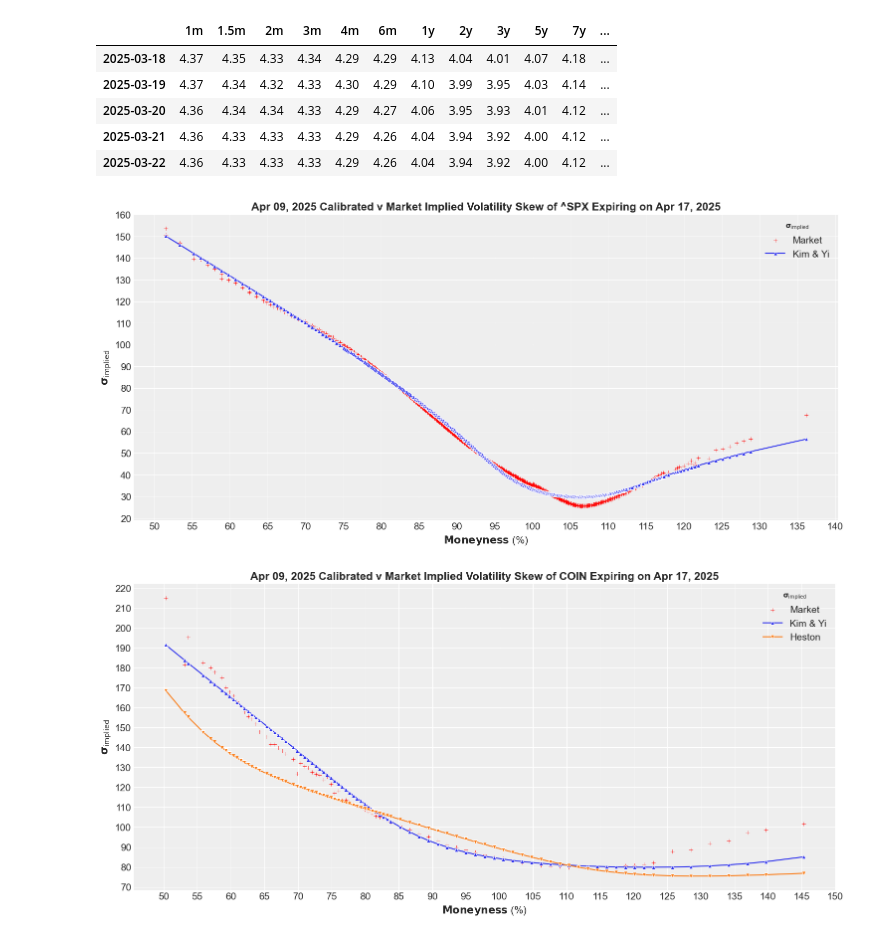
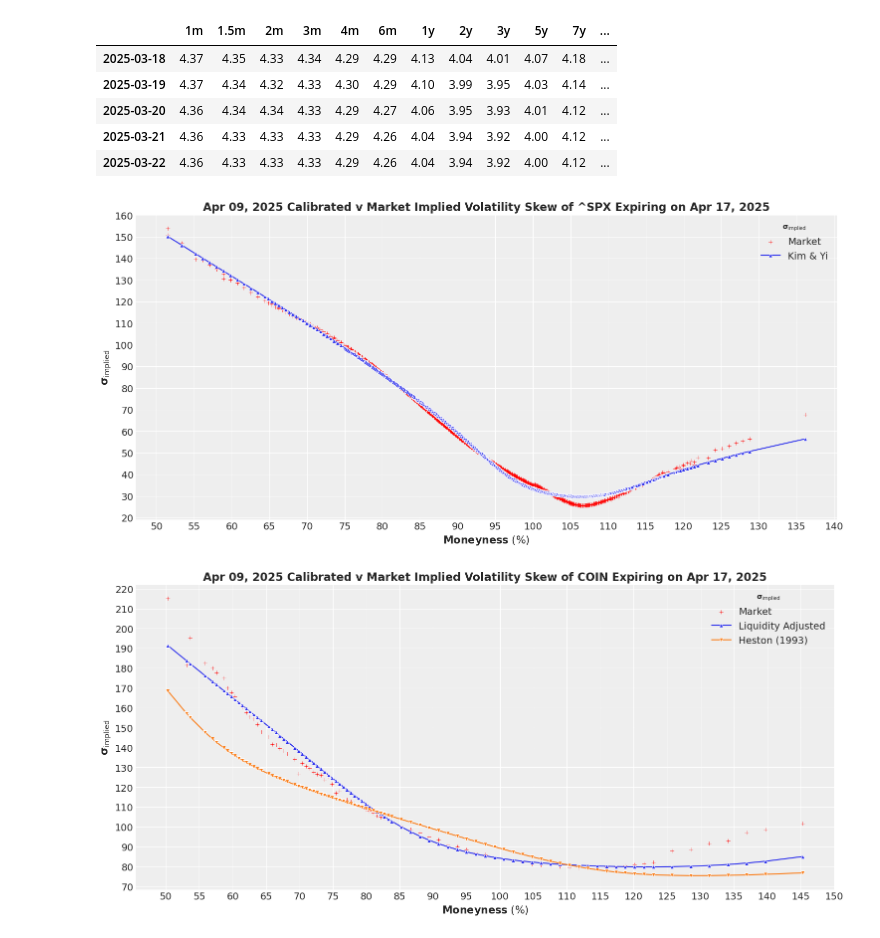
Before and after one commit to AnonymousJY/mkt-depth-n-resiliency, a Jupyter notebook: Scripts/skew_calibration_main.ipynb, the cells around one changed output. Saved outputs shown, nothing was run; the diff lists cells and outputs as text; code cells hidden in the pictures.

```diff
--- a/Scripts/skew_calibration_main.ipynb
+++ b/Scripts/skew_calibration_main.ipynb
@@ -18,7 +18,8 @@ from nelson_siegel_svensson.calibrate import calibrate_nss_ols
 
 az.style.use("arviz-darkgrid")
 
-DATA_PATH_INPUT_VOLS_STR = r"/Users/josephyi/Library/Mobile Documents/com~apple~CloudDocs/Data/Implied Volatility"
+# DATA_PATH_INPUT_VOLS_STR = r"/Users/josephyi/Library/Mobile Documents/com~apple~CloudDocs/Data/Implied Volatility"
+DATA_PATH_INPUT_VOLS_STR = r"/home/bot0001/DATA/HISTORICAL OPTION"
 DATA_PATH_CALIB_RSLT_STR = os.path.join(os.path.join(os.getcwd(), os.pardir), r"Study/Estimated Parameters QLSQ")
 UND_TICKERS_DICT = {'systematic': '^SPX', 'idiosyncratic': ['COIN']}
 DIVIDEND_YIELDS = {'^SPX': 1.25}
@@ -193,7 +194,7 @@ ax.set_title(
 plt.savefig(f"SPX_VOL_SKEW_{valuation_date}.pdf", dpi=300)
 plt.show();
 # %% [output]
-[figure, old version]
+[figure, new version]
 # %%
 valuation_date = '20250409'
 name = UND_TICKERS_DICT['idiosyncratic'][0]
@@ -241,19 +242,19 @@ tmp_df['dMOD_IMP_VOL_H'] = vol_fitter.model_vol(x=calib_rslts_heston1993[f"{name
 # %%
 fig, ax = plt.subplots(figsize=(15, 7))
 
 sns.scatterplot(data=tmp_df, x='dMONEYNESS', y='dMKT_IMP_VOL', label='Market', ax=ax, color='red', marker='+')
-sns.lineplot(data=tmp_df,  x='dMONEYNESS', y='dMOD_IMP_VOL_KY', label='Kim & Yi', ax=ax, marker='^')
-sns.lineplot(data=tmp_df,  x='dMONEYNESS', y='dMOD_IMP_VOL_H', label='Heston', ax=ax, marker='v')
+sns.lineplot(data=tmp_df,  x='dMONEYNESS', y='dMOD_IMP_VOL_KY', label='Liquidity Adjusted', ax=ax, marker='^')
+sns.lineplot(data=tmp_df,  x='dMONEYNESS', y='dMOD_IMP_VOL_H', label='Heston (1993)', ax=ax, marker='v')
 
 ax.set(xlabel=rf'$\bf Moneyness$ (%)', ylabel=r'$\bf \sigma_{\text{implied}}$')
 ax.legend(title=r'$\bf \sigma_{\text{implied}}$')
 ax.xaxis.set_major_locator(matplotlib.ticker.MultipleLocator(5))
 ax.yaxis.set_major_locator(matplotlib.ticker.MultipleLocator(10))
 ax.set_title(
     f'{pd.to_datetime(valuation_date, format="%Y%m%d").strftime("%b %d, %Y")} Calibrated v Market Implied Volatility Skew of {UND_TICKERS_DICT["idiosyncratic"][0]} ' +
     f'Expiring on {pd.to_datetime(expiry_date, format="%Y%m%d").strftime("%b %d, %Y")}', weight='bold'
 )
 plt.savefig(f"COIN_VOL_SKEW_{valuation_date}.pdf", dpi=300)
 plt.show();
 # %% [output]
-[figure, old version]
+[figure, new version]
```
Also changed, not shown: parts of 1 cell of this notebook, 1 other file.
